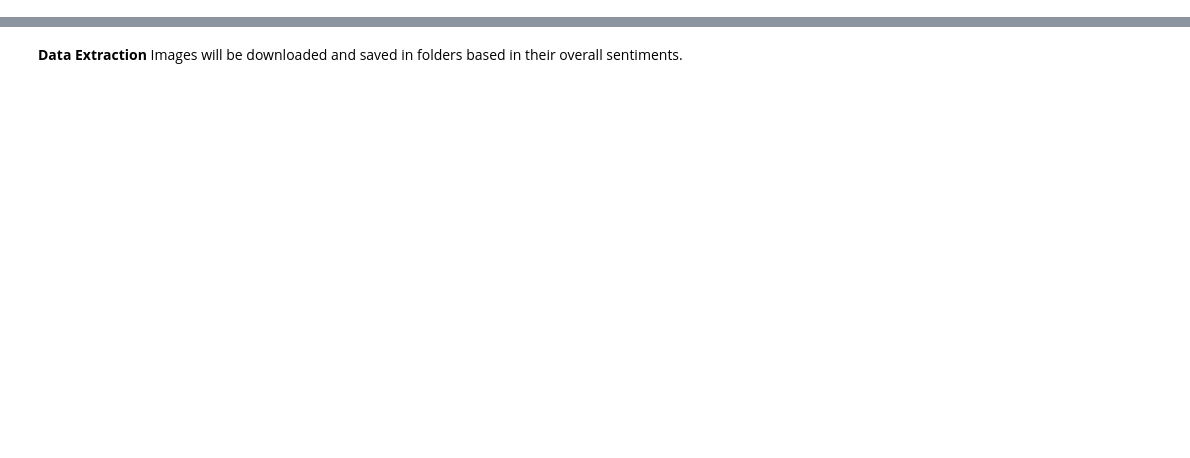
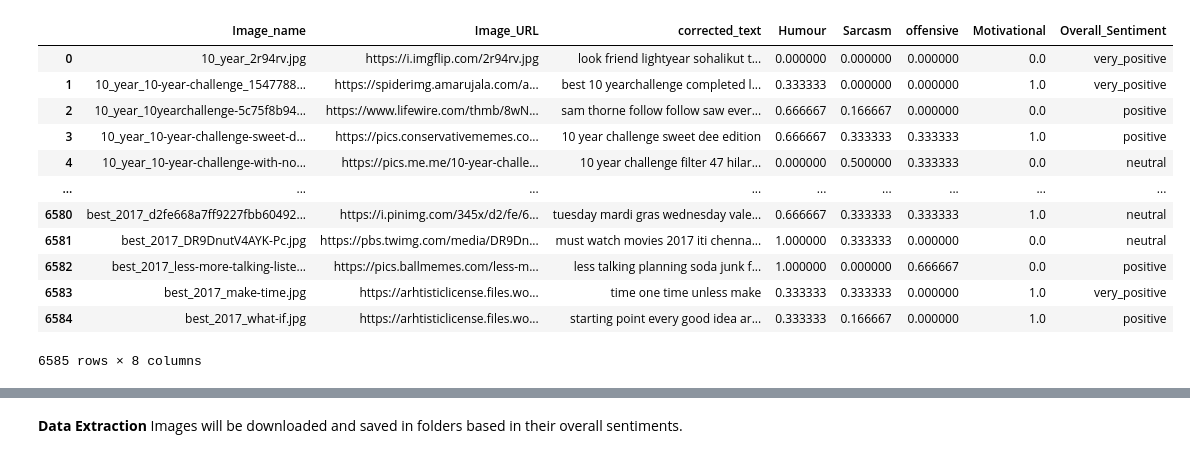
Before and after one commit to Arianshh/memotion-analysis, a Jupyter notebook: memotion_analysis.ipynb, the cells around one changed output, grey strips where cells are left out. Saved outputs shown, nothing was run; the diff lists cells and outputs as text; code cells hidden in the pictures; blank space fills up the shorter version.

```diff
--- a/memotion_analysis.ipynb
+++ b/memotion_analysis.ipynb
@@ -3,5 +3,18 @@ import pandas as pd
 # %%
 train_dataframe = pd.read_csv('/content/train.csv')
 del train_dataframe['OCR_extracted_text']
-del train_dataframe['index']
 train_dataframe
+# %% [output]
+|  | Image_name | Image_URL | corrected_text | Humour | Sarcasm | offensive | Motivational | Overall_Sentiment |
+| 0 | 10_year_2r94rv.jpg | https://i.imgflip.com/2r94rv.jpg | look friend lightyear sohalikut t... | 0.000000 | 0.000000 | 0.000000 | 0.0 | very_positive |
+| 1 | 10_year_10-year-challenge_1547788... | https://spiderimg.amarujala.com/a... | best 10 yearchallenge completed l... | 0.333333 | 0.000000 | 0.000000 | 1.0 | very_positive |
+| 2 | 10_year_10yearchallenge-5c75f8b94... | https://www.lifewire.com/thmb/8wN... | sam thorne follow follow saw ever... | 0.666667 | 0.166667 | 0.000000 | 0.0 | positive |
+| 3 | 10_year_10-year-challenge-sweet-d... | https://pics.conservativememes.co... | 10 year challenge sweet dee edition | 0.666667 | 0.333333 | 0.333333 | 1.0 | positive |
+| 4 | 10_year_10-year-challenge-with-no... | https://pics.me.me/10-year-challe... | 10 year challenge filter 47 hilar... | 0.000000 | 0.500000 | 0.333333 | 0.0 | neutral |
+| ... | ... | ... | ... | ... | ... | ... | ... | ... |
+| 6580 | best_2017_d2fe668a7ff9227fbb60492... | https://i.pinimg.com/345x/d2/fe/6... | tuesday mardi gras wednesday vale... | 0.666667 | 0.333333 | 0.333333 | 1.0 | neutral |
+| 6581 | best_2017_DR9DnutV4AYK-Pc.jpg | https://pbs.twimg.com/media/DR9Dn... | must watch movies 2017 iti chenna... | 1.000000 | 0.333333 | 0.000000 | 0.0 | neutral |
+| 6582 | best_2017_less-more-talking-liste... | https://pics.ballmemes.com/less-m... | less talking planning soda junk f... | 1.000000 | 0.000000 | 0.666667 | 0.0 | positive |
+| 6583 | best_2017_make-time.jpg | https://arhtisticlicense.files.wo... | time one time unless make | 0.333333 | 0.333333 | 0.000000 | 1.0 | very_positive |
+| 6584 | best_2017_what-if.jpg | https://arhtisticlicense.files.wo... | starting point every good idea ar... | 0.333333 | 0.166667 | 0.000000 | 1.0 | positive |
+6585 rows × 8 columns
```
Also changed, not shown: parts of 8 cells of this notebook.
